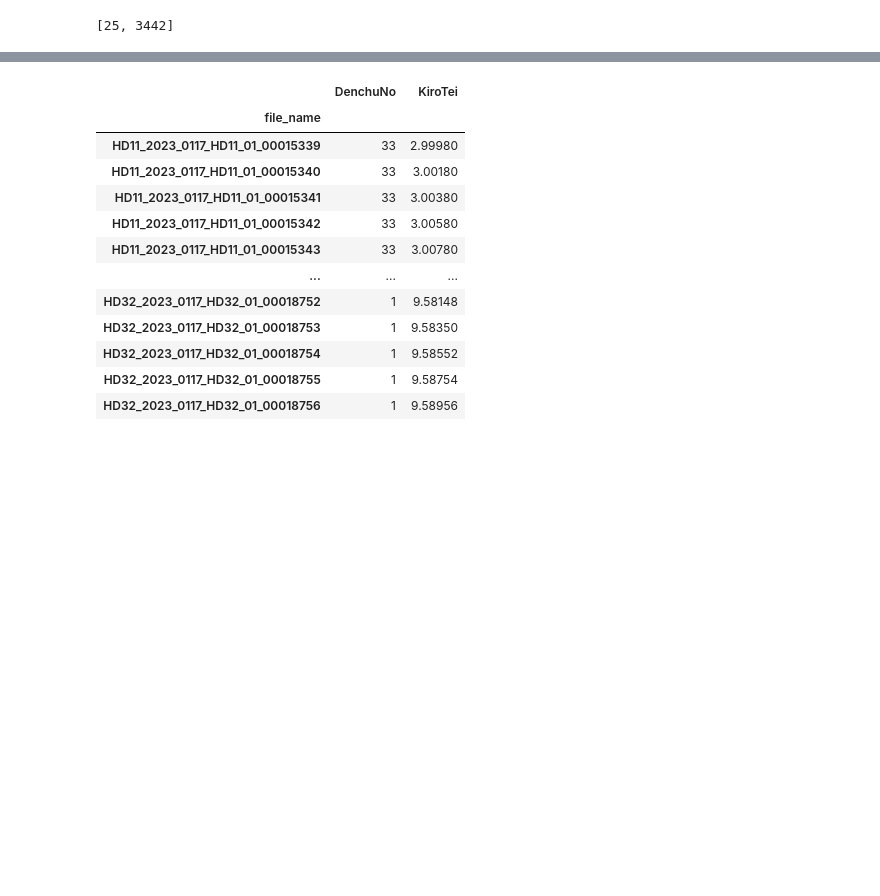
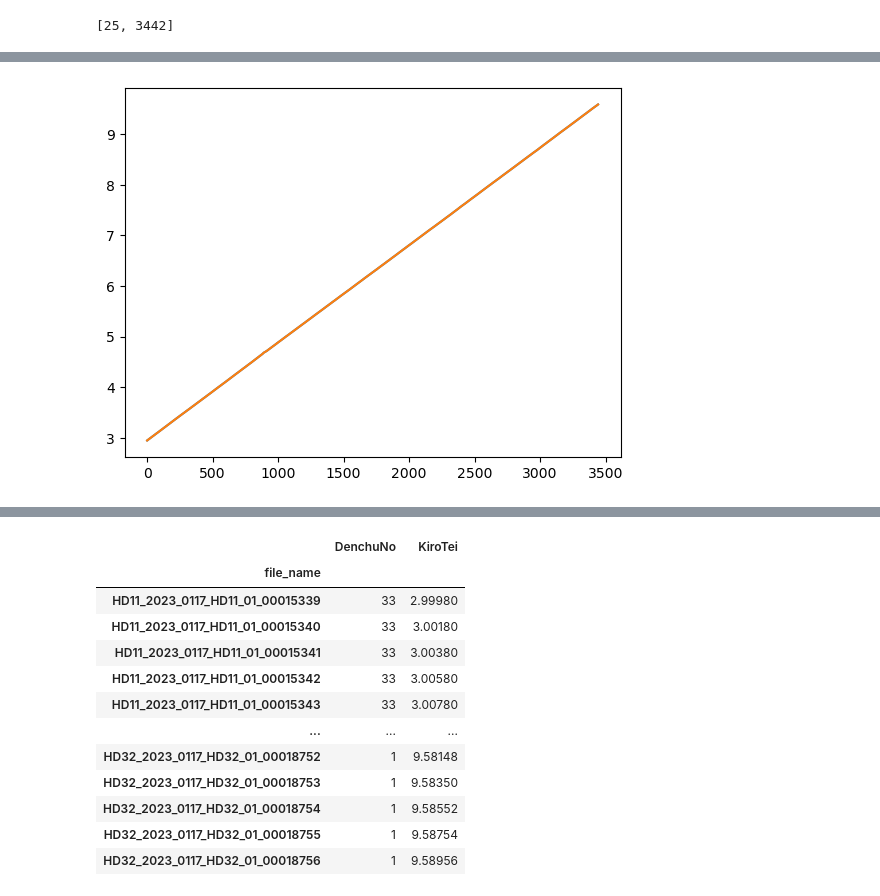
Before and after one commit to esioEptmcDxpt/green-finder, a Jupyter notebook: imgKiro.ipynb, the cells around one changed output, grey strips where cells are left out. Saved outputs shown, nothing was run; the diff lists cells and outputs as text; code cells hidden in the pictures; blank space fills up the shorter version.

```diff
--- a/imgKiro.ipynb
+++ b/imgKiro.ipynb
@@ -563,0 +1016,6 @@ image_match_idx
+# %%
+dir_area = base_images[idx].split("/")[1]    # image_pathから線区情報を読取る
+with open(f"{config.tdm_dir}/{dir_area}.json", 'r') as file:
+    kiro_dict = json.load(file)
+# %%
+kiro_init_dict = helpers.get_image_match(base_images, kiro_dict, camera_num)
@@ -563,0 +1034,6 @@ image_match_idx
+# %%
+# キロ程の境界条件を取得
+kiro_tei_init_head = kiro_init_dict['KiroTei_init'][0]
+kiro_tei_init_tail = kiro_init_dict['KiroTei_init'][1]
+print(f"kiro_tei_init_head: {kiro_tei_init_head}")
+print(f"kiro_tei_init_tail: {kiro_tei_init_tail}")
@@ -563,0 +1093,26 @@ image_match_idx
+# %%
+DenchuNo_list = []
+kiro_tei_list = []
+for idx in range(len(base_images)):
+    image_path = base_images[idx]
+    image_name = image_path.split('/')[-1]
+
+    fname = image_name.split(".")[0]
+    # print(f"image_path: {image_path}")
+    # print(f"fname     : {fname}")
+
+    if fname in kiro_dict[camera_num].keys():
+        DenchuNo = kiro_dict[camera_num][fname]['DenchuNo']
+        kiro_tei = kiro_dict[camera_num][fname]['KiroTei']
+    else:
+        DenchuNo = 0    # 画像ファイル名がマッチしない場合の仮の電柱番号
+        idx_delta = base_images.index(image_path) - kiro_init_dict['image_idx_init'][0]
+        if idx_delta > 0:
+            # 上限以上の場合は、上限を基準とした idx_delta に更新する
+            idx_delta = base_images.index(image_path) - kiro_init_dict['image_idx_init'][1]
+        if idx_delta <= 0:
+            kiro_tei = kiro_tei_init_head + idx_delta * 2 / config.img_width
+        else:
+            kiro_tei = kiro_tei_init_tail + idx_delta * 2 / config.img_width
+    DenchuNo_list.append(DenchuNo)
+    kiro_tei_list.append(kiro_tei)
@@ -563,0 +1140,8 @@ image_match_idx
+# %%
+%matplotlib inline
+import matplotlib.pyplot as plt
+
+plt.plot(range(len(kiro_tei_list)), kiro_tei_list)
+plt.show()
+# %% [output]
+[figure, added]
```
Also changed, not shown: parts of 67 cells of this notebook.
